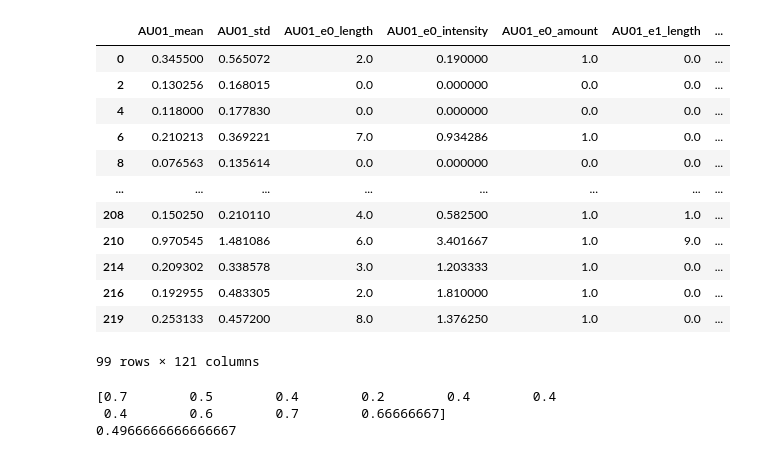
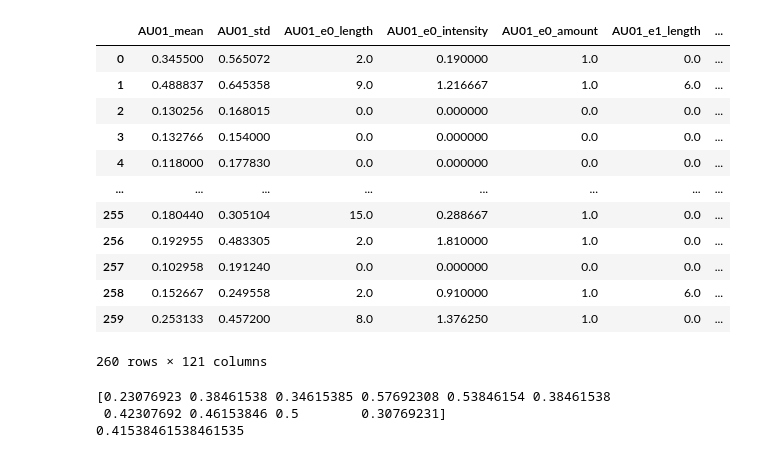
Before and after one commit to deangeckt/EmotionsInSignLanguage, a Jupyter notebook: open_face/ml.ipynb, the cells around one changed output. Drawn from its saved outputs; the diff is of its cells as text; code cells hidden in the pictures.

```diff
--- a/open_face/ml.ipynb
+++ b/open_face/ml.ipynb
@@ -13,30 +4,37 @@ def subsample_features(df, features):
 # %%
 import pandas as pd
+import matplotlib.pyplot as plt
+from sklearn.datasets import make_classification
+from sklearn.metrics import confusion_matrix, ConfusionMatrixDisplay
+from sklearn.model_selection import train_test_split
+from sklearn.metrics import classification_report
+from sklearn.metrics import f1_score
+from sklearn.metrics import precision_score
+
 
 df = pd.read_csv('results/feature_vector.csv', index_col=0)
 df = df[df['group'] != 'none_hearing']
-label_names = ['neutral', 'angry']#['angry','happy', 'neutral', 'sad']
+label_names = ['angry','happy', 'neutral', 'sad'] #['neutral', 'angry']
 df = subsample_labels(df, label_names)
 
 labels = df['label']
 group = df['group']
 df.drop(['label', 'group'], axis=1, inplace=True)
-# df = subsample_features(df, feature_imp[0:num_features])
 df
 # %% [output]
 |  | AU01_mean | AU01_std | AU01_e0_length | AU01_e0_intensity | AU01_e0_amount | AU01_e1_length | ... |
 | 0 | 0.345500 | 0.565072 | 2.0 | 0.190000 | 1.0 | 0.0 | ... |
+| 1 | 0.488837 | 0.645358 | 9.0 | 1.216667 | 1.0 | 6.0 | ... |
 | 2 | 0.130256 | 0.168015 | 0.0 | 0.000000 | 0.0 | 0.0 | ... |
+| 3 | 0.132766 | 0.154000 | 0.0 | 0.000000 | 0.0 | 0.0 | ... |
 | 4 | 0.118000 | 0.177830 | 0.0 | 0.000000 | 0.0 | 0.0 | ... |
-| 6 | 0.210213 | 0.369221 | 7.0 | 0.934286 | 1.0 | 0.0 | ... |
-| 8 | 0.076563 | 0.135614 | 0.0 | 0.000000 | 0.0 | 0.0 | ... |
 | ... | ... | ... | ... | ... | ... | ... | ... |
-| 208 | 0.150250 | 0.210110 | 4.0 | 0.582500 | 1.0 | 1.0 | ... |
-| 210 | 0.970545 | 1.481086 | 6.0 | 3.401667 | 1.0 | 9.0 | ... |
-| 214 | 0.209302 | 0.338578 | 3.0 | 1.203333 | 1.0 | 0.0 | ... |
-| 216 | 0.192955 | 0.483305 | 2.0 | 1.810000 | 1.0 | 0.0 | ... |
-| 219 | 0.253133 | 0.457200 | 8.0 | 1.376250 | 1.0 | 0.0 | ... |
+| 255 | 0.180440 | 0.305104 | 15.0 | 0.288667 | 1.0 | 0.0 | ... |
+| 256 | 0.192955 | 0.483305 | 2.0 | 1.810000 | 1.0 | 0.0 | ... |
+| 257 | 0.102958 | 0.191240 | 0.0 | 0.000000 | 0.0 | 0.0 | ... |
+| 258 | 0.152667 | 0.249558 | 2.0 | 0.910000 | 1.0 | 6.0 | ... |
+| 259 | 0.253133 | 0.457200 | 8.0 | 1.376250 | 1.0 | 0.0 | ... |
-99 rows × 121 columns
+260 rows × 121 columns
 # %%
 X_train, X_test, y_train, y_test = train_test_split(df, labels, random_state=0, test_size=0.3, stratify=labels)
 # %%
@@ -52,9 +50,9 @@ cv_scores = cross_val_score(clf, df, labels, cv=10)
 print(cv_scores)
 print(np.mean(cv_scores))
 # %% [output]
-[0.7        0.5        0.4        0.2        0.4        0.4
- 0.4        0.6        0.7        0.66666667]
-0.4966666666666667
+[0.23076923 0.38461538 0.34615385 0.57692308 0.53846154 0.38461538
+ 0.42307692 0.46153846 0.5        0.30769231]
+0.41538461538461535
 # %%
 import matplotlib.pyplot as plt
 import seaborn as sns
```
Also changed, not shown: parts of 8 cells of this notebook.
